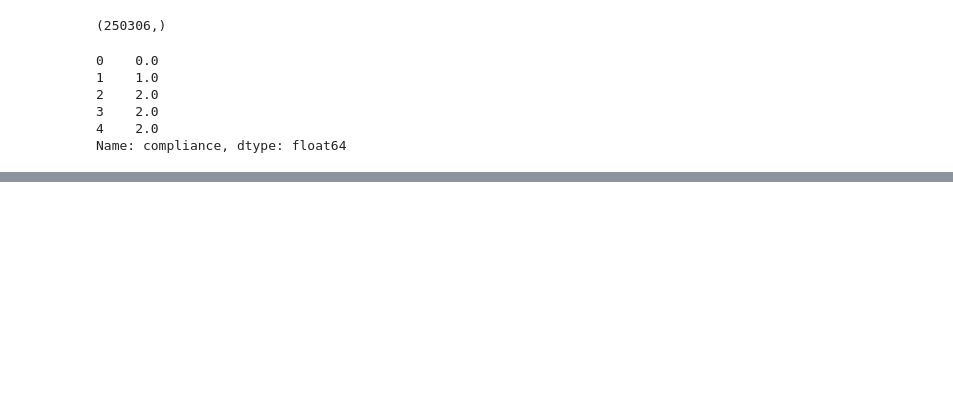
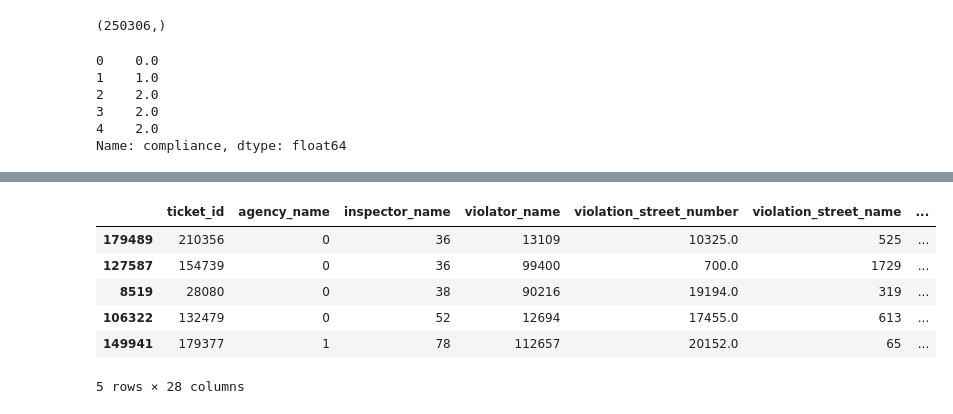
Before and after one commit to PavlovAS/coursera, a Jupyter notebook: Michigan_Python/Course_3_ML/Assignment_4.ipynb, the cells around one changed output, grey strips where cells are left out. Cells and saved outputs as stored; diff of their text form; code cells hidden in the pictures; blank space fills up the shorter version.

```diff
--- a/Michigan_Python/Course_3_ML/Assignment_4.ipynb
+++ b/Michigan_Python/Course_3_ML/Assignment_4.ipynb
@@ -276,3 +331,8 @@ X_encoded.fine_amount.fillna(value=0, inplace = True)
+# %%
+X_encoded.lat.fillna(value=0, inplace=True)
+X_encoded.lon.fillna(value=0, inplace=True)
+test_df_encoded.lat.fillna(value=0, inplace=True)
+test_df_encoded.lon.fillna(value=0, inplace=True)
 # %%
 # missing values after handling
 X_encoded.isnull().sum()
@@ -364,0 +445,10 @@ roc_auc_score(y_test_auc, y_predicted_auc)
+# %%
+X_test.head()
+# %% [output]
+|  | ticket_id | agency_name | inspector_name | violator_name | violation_street_number | violation_street_name | ... |
+| 179489 | 210356 | 0 | 36 | 13109 | 10325.0 | 525 | ... |
+| 127587 | 154739 | 0 | 36 | 99400 | 700.0 | 1729 | ... |
+| 8519 | 28080 | 0 | 38 | 90216 | 19194.0 | 319 | ... |
+| 106322 | 132479 | 0 | 52 | 12694 | 17455.0 | 613 | ... |
+| 149941 | 179377 | 1 | 78 | 112657 | 20152.0 | 65 | ... |
+5 rows × 28 columns
```
Also changed, not shown: parts of 27 cells of this notebook.
